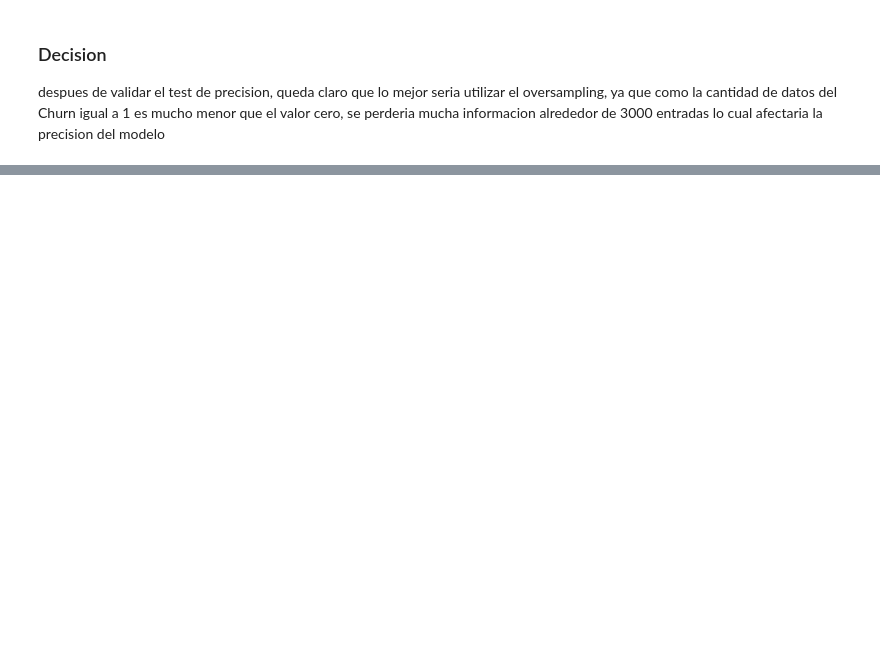
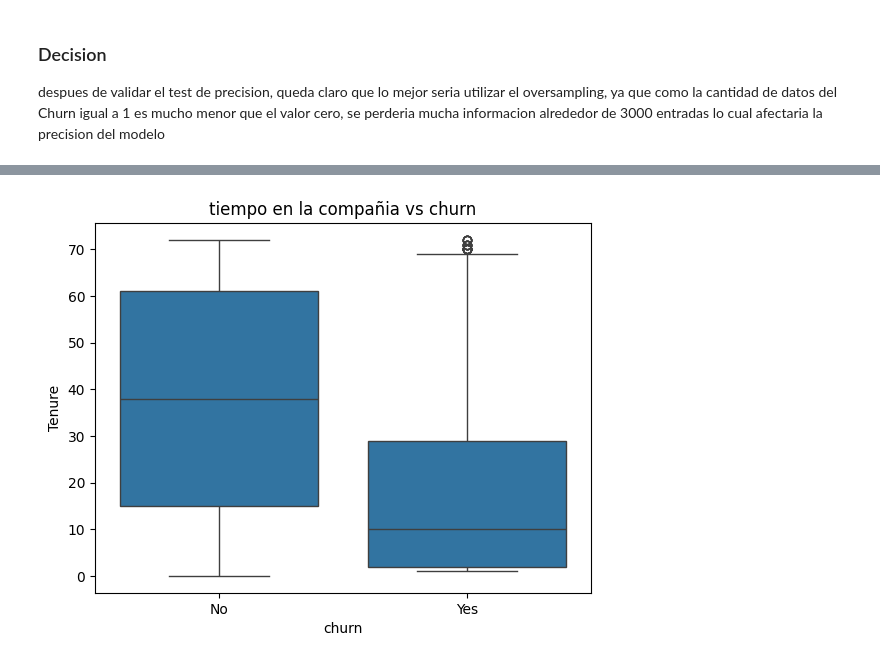
Before and after one commit to dialejo/Telecom_x2, a Jupyter notebook: Telecom_X2_Churn_prediccion.ipynb, the cells around one changed output, grey strips where cells are left out. Drawn from its saved outputs; the diff is of its cells as text; code cells hidden in the pictures; blank space fills up the shorter version.

```diff
--- a/Telecom_X2_Churn_prediccion.ipynb
+++ b/Telecom_X2_Churn_prediccion.ipynb
@@ -537,0 +585,9 @@ despues de validar el test de precision, queda claro que lo mejor seria utilizar
+# %%
+sns.boxplot(data= datos, x='Churn', y='tenure')
+plt.title('tiempo en la compañia vs churn')
+plt.xlabel('churn')
+plt.ylabel('Tenure')
+
+plt.show()
+# %% [output]
+[figure, added]
```
Also changed, not shown: parts of 23 cells of this notebook.
